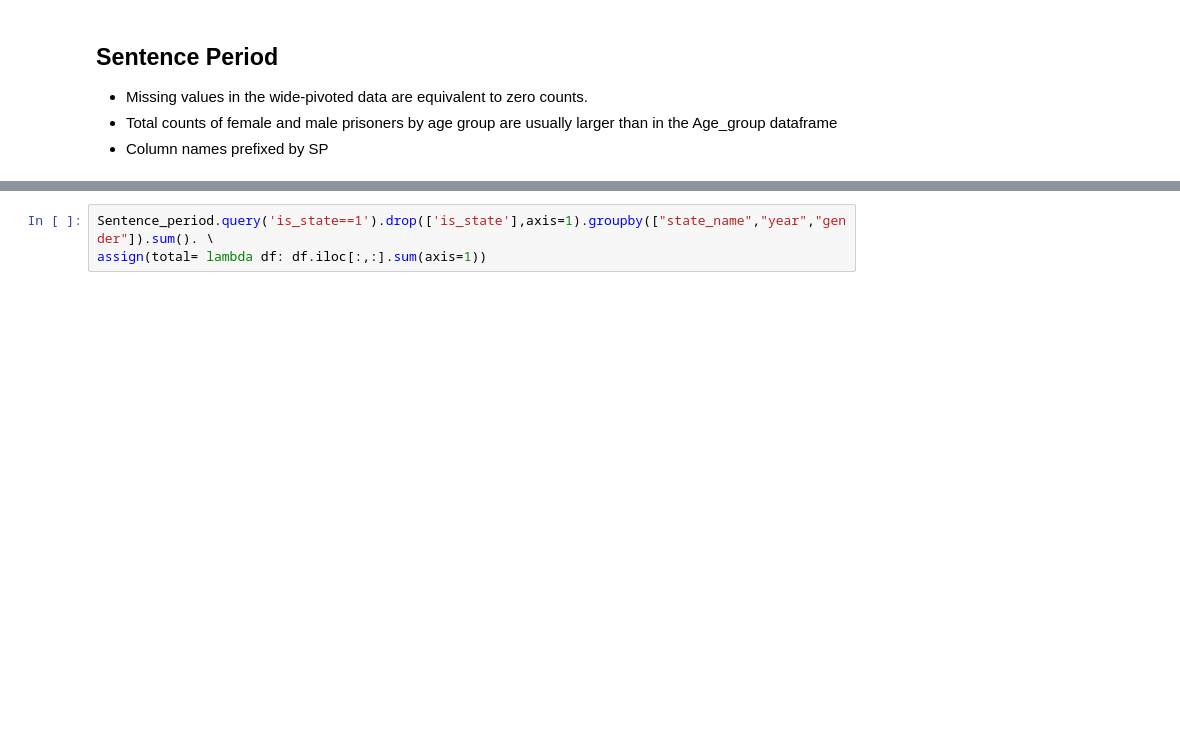
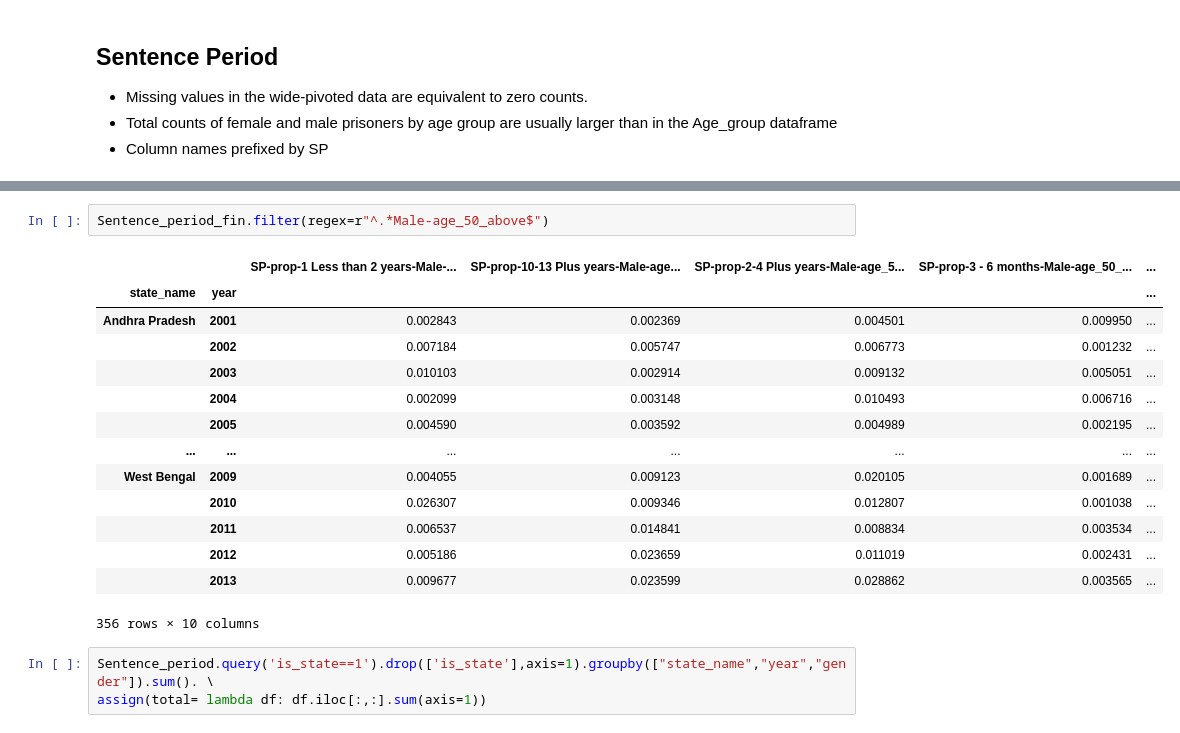
Before and after one commit to hungf8342/indian_prison_recidivism, a Jupyter notebook: DataCleaning.ipynb, the cells around one changed output, grey strips where cells are left out. Cells and saved outputs as stored; diff of their text form; blank space fills up the shorter version.

```diff
--- a/DataCleaning.ipynb
+++ b/DataCleaning.ipynb
@@ -286,3 +290,20 @@ Sentence_period_fin
+# %%
+Sentence_period_fin.filter(regex=r"^.*Male-age_50_above$")
+# %% [output]
+|  |  | SP-prop-1 Less than 2 years-Male-... | SP-prop-10-13 Plus years-Male-age... | SP-prop-2-4 Plus years-Male-age_5... | SP-prop-3 - 6 months-Male-age_50_... | ... |
+| state_name | year |  |  |  |  | ... |
+| Andhra Pradesh | 2001 | 0.002843 | 0.002369 | 0.004501 | 0.009950 | ... |
+|  | 2002 | 0.007184 | 0.005747 | 0.006773 | 0.001232 | ... |
+|  | 2003 | 0.010103 | 0.002914 | 0.009132 | 0.005051 | ... |
+|  | 2004 | 0.002099 | 0.003148 | 0.010493 | 0.006716 | ... |
+|  | 2005 | 0.004590 | 0.003592 | 0.004989 | 0.002195 | ... |
+| ... | ... | ... | ... | ... | ... | ... |
+| West Bengal | 2009 | 0.004055 | 0.009123 | 0.020105 | 0.001689 | ... |
+|  | 2010 | 0.026307 | 0.009346 | 0.012807 | 0.001038 | ... |
+|  | 2011 | 0.006537 | 0.014841 | 0.008834 | 0.003534 | ... |
+|  | 2012 | 0.005186 | 0.023659 | 0.011019 | 0.002431 | ... |
+|  | 2013 | 0.009677 | 0.023599 | 0.028862 | 0.003565 | ... |
+356 rows × 10 columns
 # %%
 Sentence_period.query('is_state==1').drop(['is_state'],axis=1).groupby(["state_name","year","gender"]).sum(). \
 assign(total= lambda df: df.iloc[:,:].sum(axis=1))
```
Also changed, not shown: parts of 6 cells of this notebook, 2 other files.
